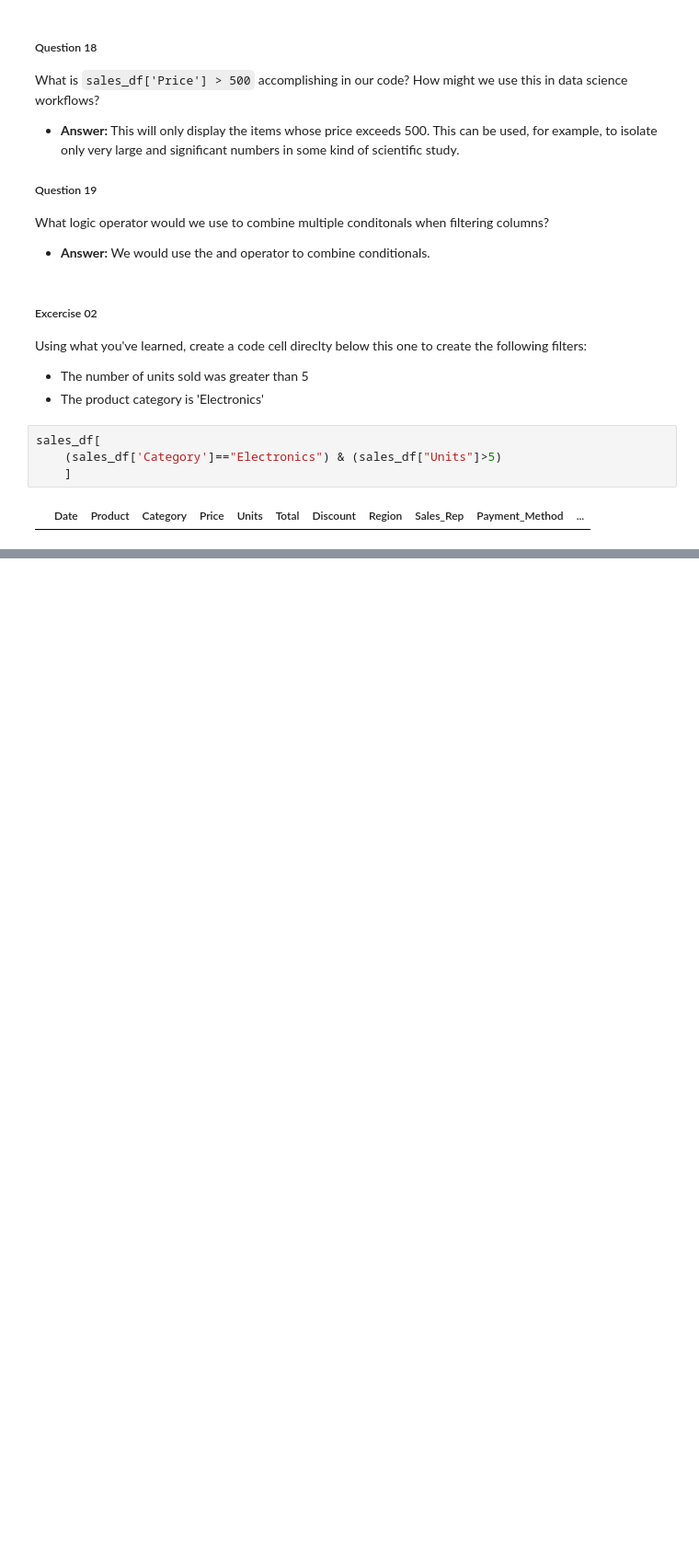
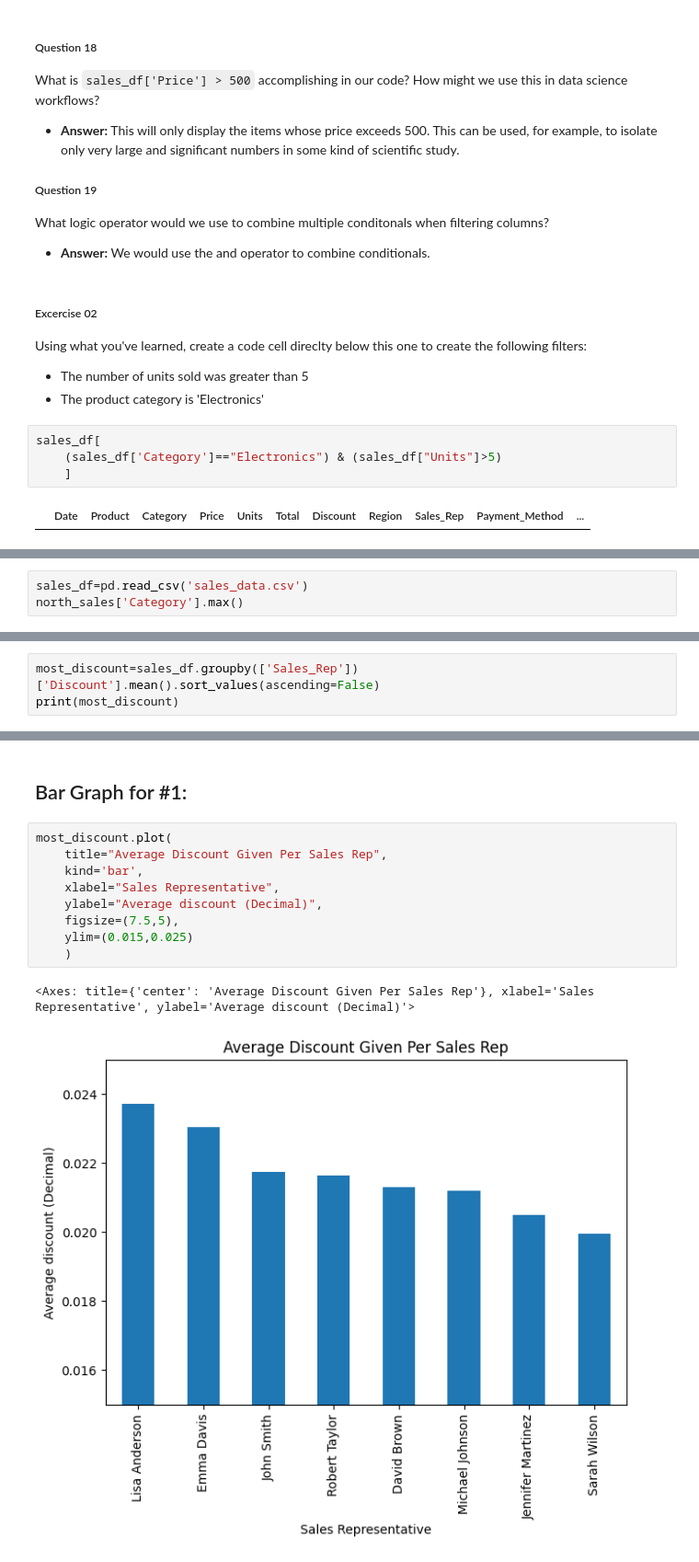
Before and after one commit to Candog85/unit-3-data-science, a Jupyter notebook: 01_pandas.ipynb, the cells around one changed output, grey strips where cells are left out. Shown at 92% size. Drawn from its saved outputs; the diff is of its cells as text; blank space fills up the shorter version.

```diff
--- a/01_pandas.ipynb
+++ b/01_pandas.ipynb
@@ -375,0 +371,3 @@ SyntaxError: '[' was never closed (3348023200.py, line 1)
+# %%
+sales_df=pd.read_csv('sales_data.csv')
+north_sales['Category'].max()
@@ -390,0 +395,3 @@ What was the most popular product category in the `North` region?
+# %%
+most_discount=sales_df.groupby(['Sales_Rep'])['Discount'].mean().sort_values(ascending=False)
+print(most_discount)
@@ -390,0 +421,14 @@ What was the most popular product category in the `North` region?
+# %% [markdown]
+## Bar Graph for #1:
+# %%
+most_discount.plot(
+    title="Average Discount Given Per Sales Rep",
+    kind='bar',
+    xlabel="Sales Representative",
+    ylabel="Average discount (Decimal)",
+    figsize=(7.5,5),
+    ylim=(0.015,0.025)
+    )
+# %% [output]
+<Axes: title={'center': 'Average Discount Given Per Sales Rep'}, xlabel='Sales Representative', ylabel='Average discount (Decimal)'>
+[figure, added]
```
Also changed, not shown: parts of 9 cells of this notebook.
